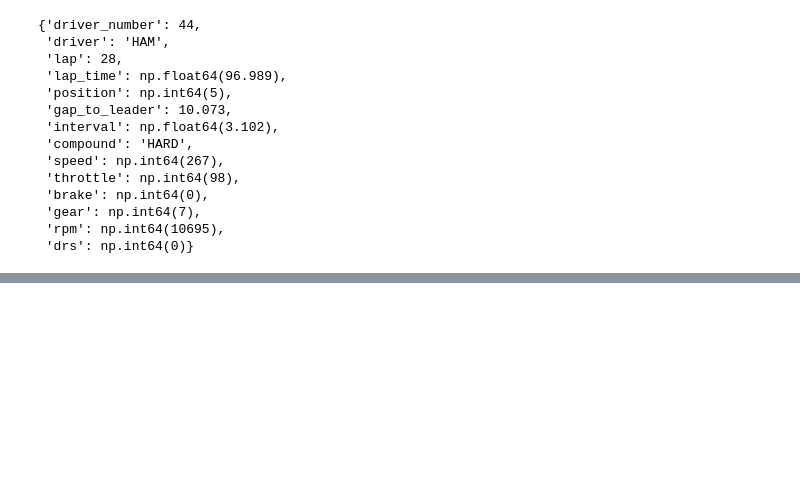
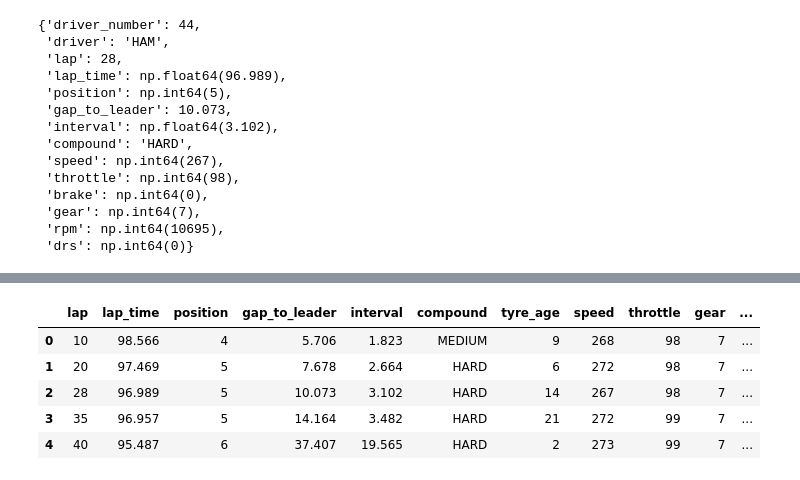
Before and after one commit to Nova1672/F1_Data_Analysis_Project, a Jupyter notebook: notebooks/01_data_discovery.ipynb, the cells around one changed output, grey strips where cells are left out. Saved outputs shown, nothing was run; the diff lists cells and outputs as text; code cells hidden in the pictures; blank space fills up the shorter version.

```diff
--- a/notebooks/01_data_discovery.ipynb
+++ b/notebooks/01_data_discovery.ipynb
@@ -629,0 +1529,15 @@ snapshot
+# %%
+test_laps = [10, 20, 28, 35, 40]
+
+for lap_number in test_laps:
+
+    print("\n" + "=" * 60)
+    print(f"HAMILTON — LAP {lap_number}")
+    print("=" * 60)
+
+    snapshot = get_driver_snapshot(
+        driver_number=44,
+        target_lap=lap_number
+    )
+
+    print(snapshot)
@@ -629,0 +1562,37 @@ snapshot
+# %%
+test_laps = [10, 20, 28, 35, 40]
+
+snapshot_list = []
+
+for lap_number in test_laps:
+
+    snapshot = get_driver_snapshot(
+        driver_number=44,
+        target_lap=lap_number
+    )
+
+    snapshot_list.append({
+        "lap": snapshot.get("lap"),
+        "lap_time": snapshot.get("lap_time"),
+        "position": snapshot.get("position"),
+        "gap_to_leader": snapshot.get("gap_to_leader"),
+        "interval": snapshot.get("interval"),
+        "compound": snapshot.get("compound"),
+        "tyre_age": snapshot.get("tyre_age"),
+        "speed": snapshot.get("speed"),
+        "throttle": snapshot.get("throttle"),
+        "gear": snapshot.get("gear"),
+        "rpm": snapshot.get("rpm"),
+        "drs": snapshot.get("drs")
+    })
+
+snapshot_comparison = pd.DataFrame(snapshot_list)
+
+snapshot_comparison
+# %% [output]
+|  | lap | lap_time | position | gap_to_leader | interval | compound | tyre_age | speed | throttle | gear | ... |
+| 0 | 10 | 98.566 | 4 | 5.706 | 1.823 | MEDIUM | 9 | 268 | 98 | 7 | ... |
+| 1 | 20 | 97.469 | 5 | 7.678 | 2.664 | HARD | 6 | 272 | 98 | 7 | ... |
+| 2 | 28 | 96.989 | 5 | 10.073 | 3.102 | HARD | 14 | 267 | 98 | 7 | ... |
+| 3 | 35 | 96.957 | 5 | 14.164 | 3.482 | HARD | 21 | 272 | 99 | 7 | ... |
+| 4 | 40 | 95.487 | 6 | 37.407 | 19.565 | HARD | 2 | 273 | 99 | 7 | ... |
```
Also changed, not shown: parts of 19 cells of this notebook, 3 other files.
